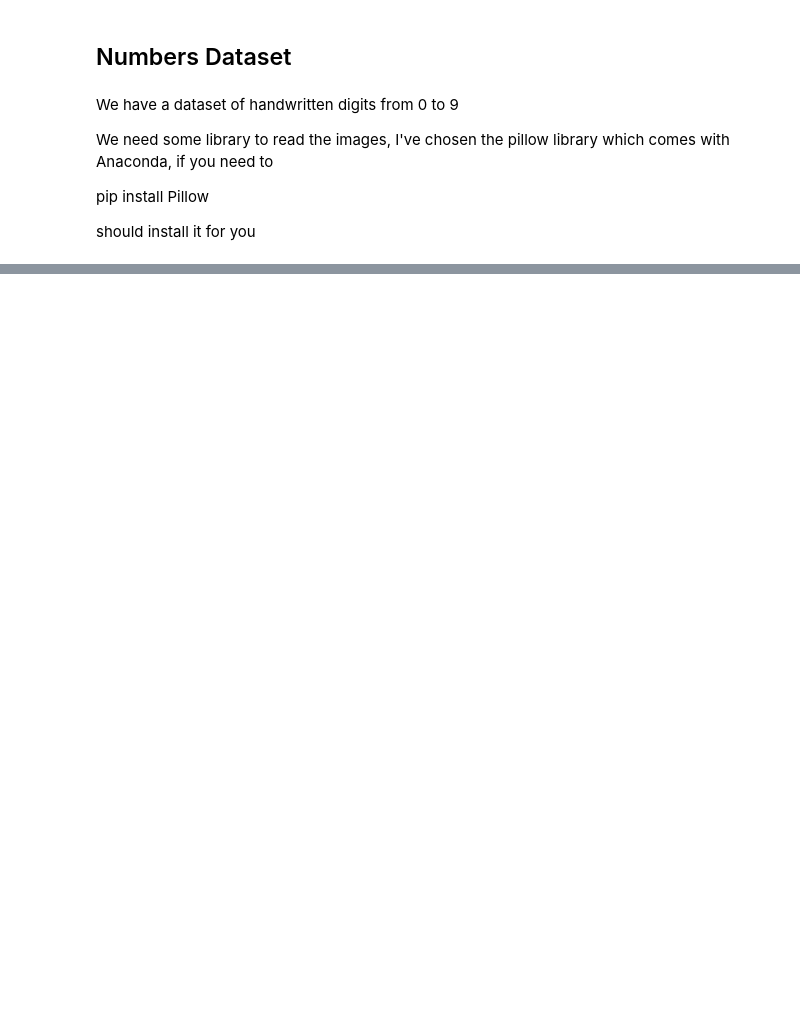
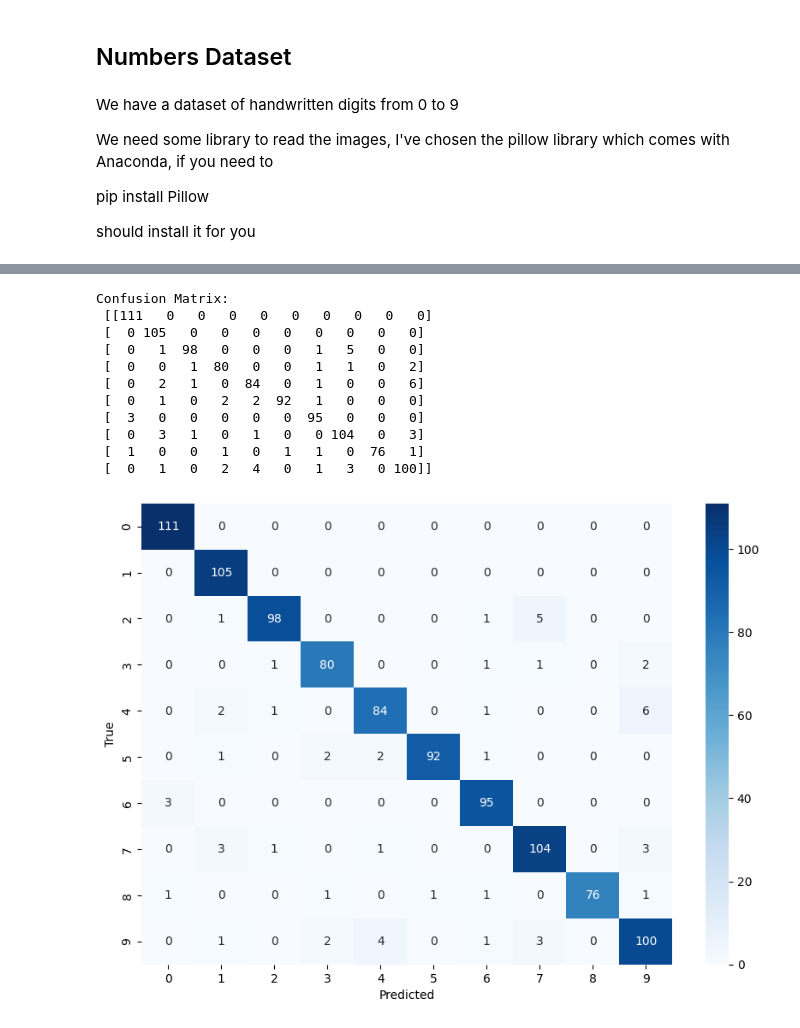
Before and after one commit to OliverOwens99/UI_dev, a Jupyter notebook: week 5/digits.ipynb, the cells around one changed output, grey strips where cells are left out. Saved outputs shown, nothing was run; the diff lists cells and outputs as text; code cells hidden in the pictures; blank space fills up the shorter version.

```diff
--- a/week 5/digits.ipynb
+++ b/week 5/digits.ipynb
@@ -31,0 +62,2 @@ def printexamples(X):
+# %%
+X = X/255.0 #normalize the data
@@ -31,0 +130,27 @@ def printexamples(X):
+# %%
+# Print confusion matrix
+conf_matrix = confusion_matrix(y_test, y_pred)
+print("Confusion Matrix:\n", conf_matrix)
+
+# Analyze the confusion matrix
+import seaborn as sns
+import matplotlib.pyplot as plt
+
+plt.figure(figsize=(10, 7))
+sns.heatmap(conf_matrix, annot=True, fmt='d', cmap='Blues')
+plt.xlabel('Predicted')
+plt.ylabel('True')
+plt.show()
+# %% [output]
+Confusion Matrix:
+ [[111   0   0   0   0   0   0   0   0   0]
+ [  0 105   0   0   0   0   0   0   0   0]
+ [  0   1  98   0   0   0   1   5   0   0]
+ [  0   0   1  80   0   0   1   1   0   2]
+ [  0   2   1   0  84   0   1   0   0   6]
+ [  0   1   0   2   2  92   1   0   0   0]
+ [  3   0   0   0   0   0  95   0   0   0]
+ [  0   3   1   0   1   0   0 104   0   3]
+ [  1   0   0   1   0   1   1   0  76   1]
+ [  0   1   0   2   4   0   1   3   0 100]]
+[figure, added]
```
Also changed, not shown: parts of 18 cells of this notebook.
